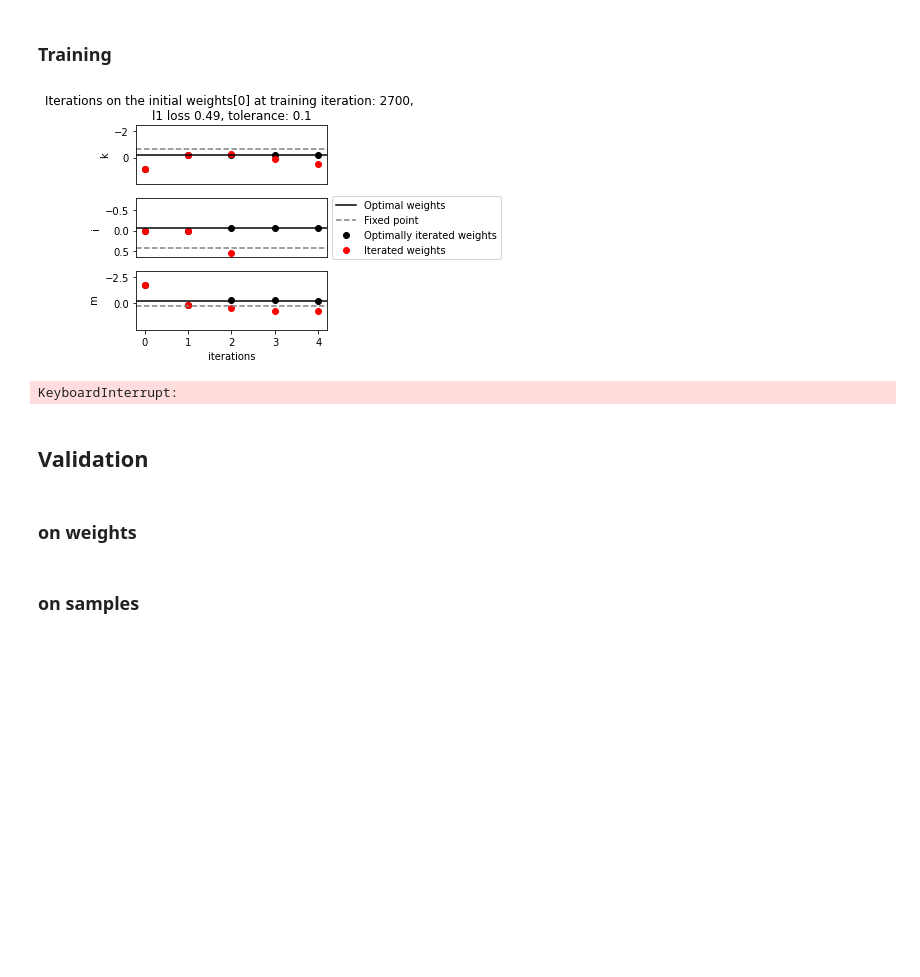
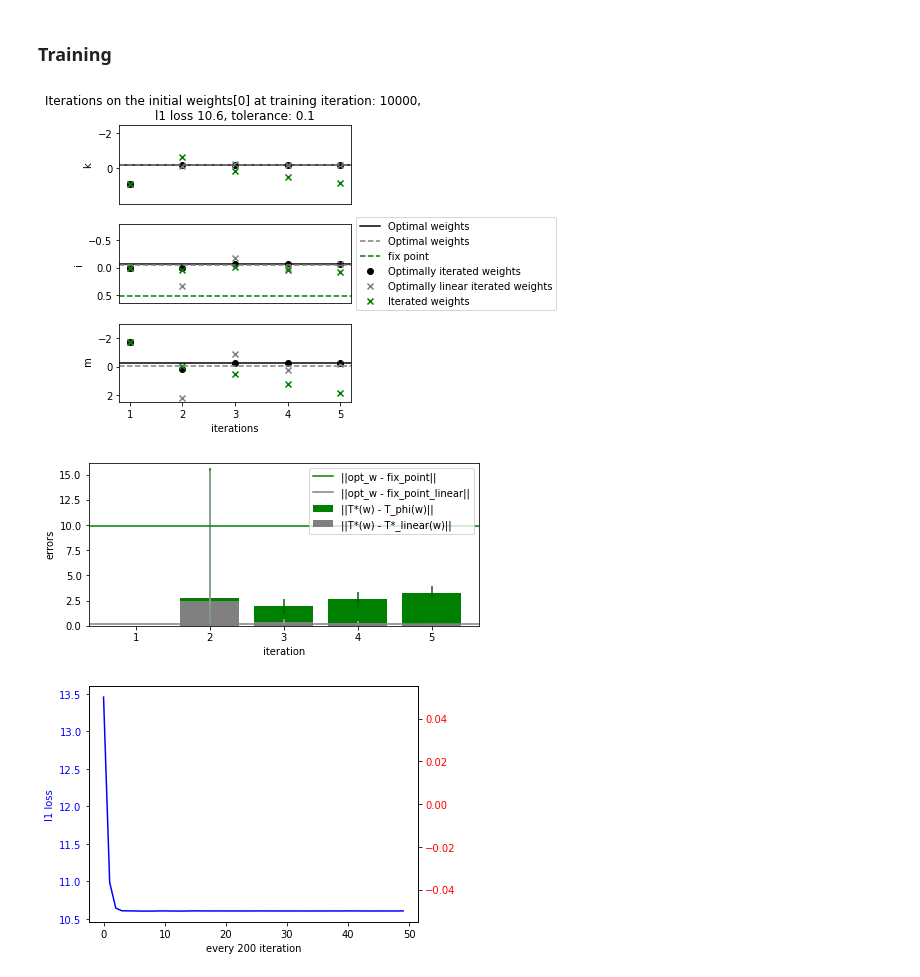
Before and after one commit to theovincent/PBO, a Jupyter notebook: simple_pbo_lqr_one_iteration.ipynb, the cells around one changed output. Saved outputs shown, nothing was run; the diff lists cells and outputs as text; code cells hidden in the pictures; blank space fills up the shorter version.

Commit message:
simple one iteration working

```diff
--- a/simple_pbo_lqr_one_iteration.ipynb
+++ b/simple_pbo_lqr_one_iteration.ipynb
@@ -20,7 +20,7 @@ n_discrete_states = 7
 max_discrete_action = 5
 n_discrete_actions = 7
 
-n_weights = 10
+n_weights = 500
 
 # Q function
 action_range_on_max = max_discrete_action
@@ -157,45 +153,51 @@ target_discrete_iterated_qs = pbo.compute_target(full_batch, data_loader_weights
 # %% [markdown]
 ### Training
 # %%
+from pbo.utils.weights_iterator import WeightsIterator
 from pbo.utils.shared_axis_plot import shared_axis_plot
-from pbo.utils.weights_iterator import WeightsIterator
 
 
 # For visualization
-weights_iterator = WeightsIterator(env, pbo, n_iterations, data_loader_weights.weights[0], 0)
+weights_iterator = WeightsIterator(
+    pbo.network.apply, pbo_optimal, pbo_optimal_linear, data_loader_weights.weights, n_iterations,
+    env.A[0, 0], env.B[0, 0], env.Q[0, 0], env.R[0, 0], env.S[0, 0], env.P[0, 0], 0
+)
 l1_losses = []
 
 iteration = 0
 l1_loss = float("inf")
 
 while l1_loss > tolerance and iteration < max_iterations:
     cumulative_l2_loss = 0
 
     data_loader_weights.shuffle()
     for batch_weights in data_loader_weights:
         data_loader_samples.shuffle()
         for batch_samples in data_loader_samples:
-            pbo.params, pbo.optimizer_state, l2_loss = pbo.learn_on_batch(pbo.params, pbo.optimizer_state, batch_samples, batch_weights)
+            pbo.params, pbo.optimizer_state, l2_loss = pbo.learn_on_batch(
+                pbo.params, pbo.optimizer_state, batch_samples, batch_weights
+            )
             cumulative_l2_loss += l2_loss
 
     iteration += 1
 
     # Visualization
     if iteration % plot_freq == 0:
-        discrete_iterated_qs = q.discretize(pbo.network.apply(pbo.params, data_loader_weights.weights), discrete_states, discrete_actions)
-        l1_loss = np.abs(target_discrete_iterated_qs - discrete_iterated_qs).sum(axis=(1, 2)).mean(axis=0)
+        discrete_iterated_qs = q.discretize(
+            pbo.network.apply(pbo.params, data_loader_weights.weights), discrete_states, discrete_actions
+        )
+        l1_loss = np.abs(target_discrete_iterated_qs - discrete_iterated_qs).mean()
 
-        weights_iterator.iterate_on_params(pbo.params, pbo.fixed_point())
-        weights_iterator.show(f"Iterations on the initial weights[0] at training iteration: {iteration}, \nl1 loss {str(np.round(l1_loss, 2))}, tolerance: {tolerance}")
+        weights_iterator.iterate_on_params(pbo.params, pbo.fix_point())
+        weights_iterator.show(
+            f"Iterations on the initial weights[0] at training iteration: {iteration}, \nl1 loss {str(np.round(l1_loss, 2))}, tolerance: {tolerance}"
+        )
 
         l1_losses.append(l1_loss)
 
 
 shared_axis_plot(l1_losses, np.array(l1_losses) * np.nan, f"every {plot_freq} iteration", "l1 loss")
 # %% [output]
-[figure, old version]
+[figure, new version]
-KeyboardInterrupt:
+[figure, added]
+[figure, added]
-# %% [markdown]
-## Validation
-# %% [markdown]
-### on weights
@@ -217,2 +203,0 @@ q_visu_mesh.show(f"||Iterated Q with Bellmann - Iterated Q with PBO||_1 on valid
-# %% [markdown]
-### on samples
```
Also changed, not shown: parts of 3 cells of this notebook, 5 other files.
